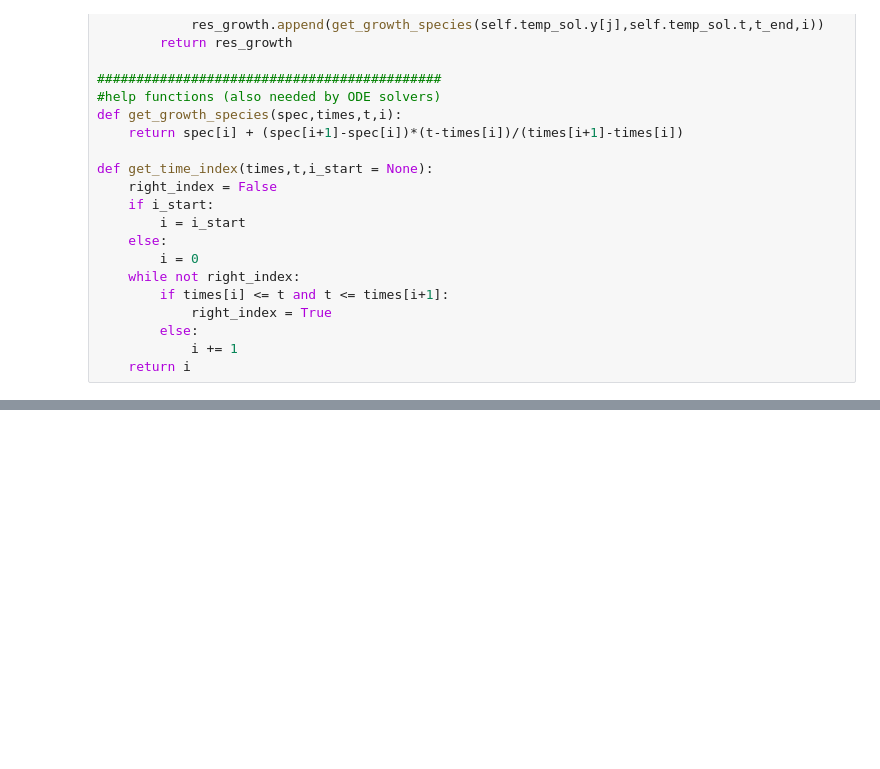
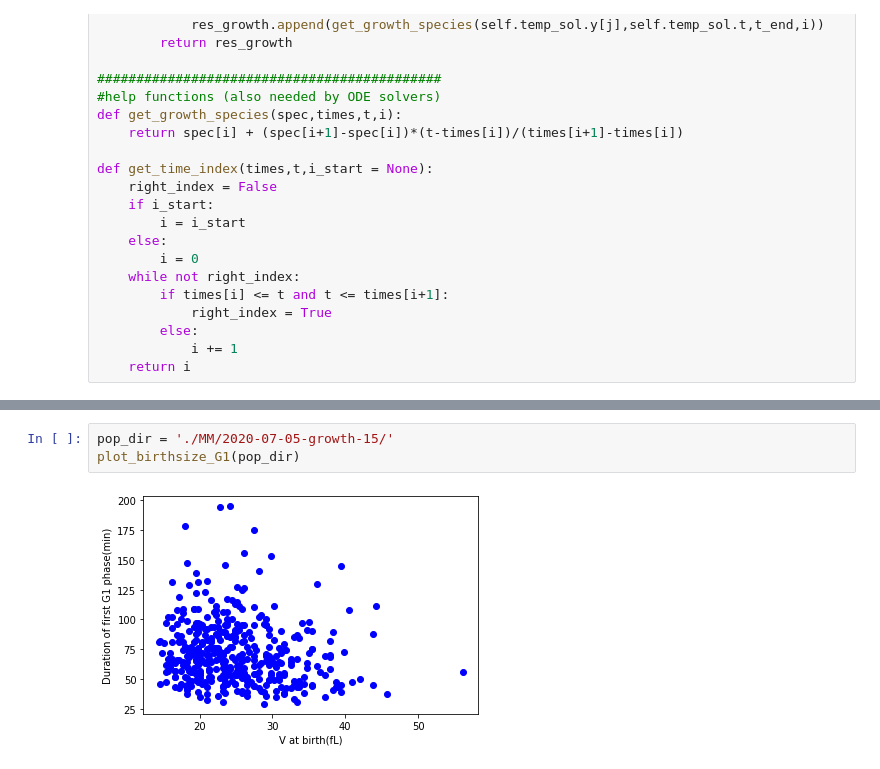
Before and after one commit to LPolczynski/Bachelor_Thesis, a Jupyter notebook: jupyter/thesis/main_model.ipynb, the cells around one changed output, grey strips where cells are left out. Cells and saved outputs as stored; diff of their text form; blank space fills up the shorter version.

```diff
--- a/jupyter/thesis/main_model.ipynb
+++ b/jupyter/thesis/main_model.ipynb
@@ -1053,0 +1246,5 @@ collected:  76
+# %%
+pop_dir = './MM/2020-07-05-growth-15/'
+plot_birthsize_G1(pop_dir)
+# %% [output]
+[figure, added]
```
Also changed, not shown: parts of 12 cells of this notebook, 4 other files.
